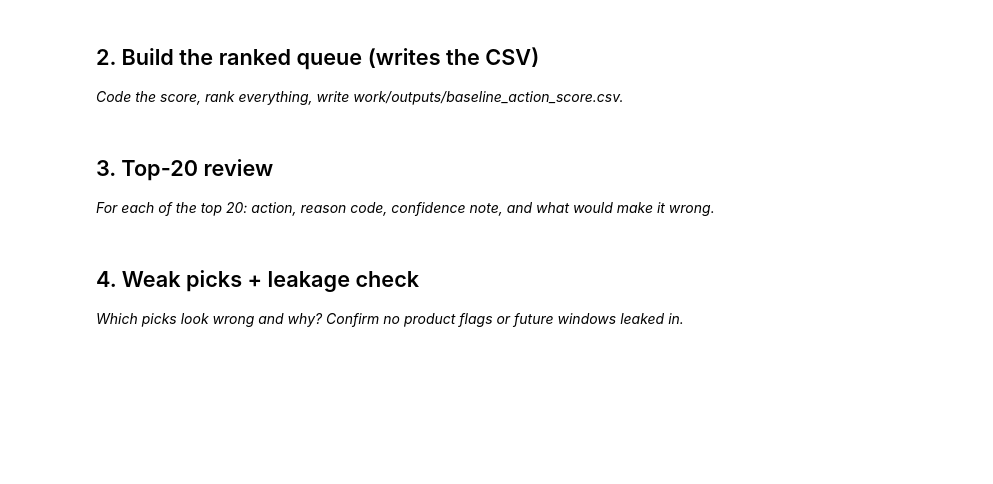
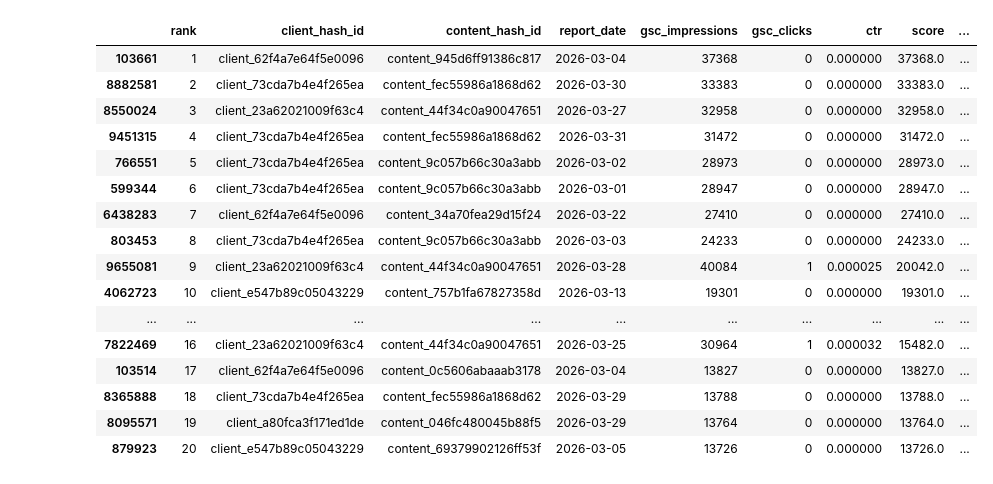
Before and after one commit to Tanzina-Aranya-Islam/flyrank-ml-internship, a Jupyter notebook: work/notebooks/w04_baseline_score.ipynb, the cells around one changed output. Cells and saved outputs as stored; diff of their text form; code cells hidden in the pictures; blank space fills up the shorter version.

```diff
--- a/work/notebooks/w04_baseline_score.ipynb
+++ b/work/notebooks/w04_baseline_score.ipynb
@@ -12,0 +33,9 @@ This skeleton is yours to fill. Work the sections **in order** — each one has
+# %%
+import pandas as pd
+
+df_march = pd.read_parquet(
+    "hf://datasets/FlyRank/internship-warehouse/fact_content_daily_performance/month=2026-03/data_0.parquet"
+)
+
+print("Rows:", len(df_march))
+print("Columns:", df_march.columns.tolist())
@@ -13,7 +283,38 @@ This skeleton is yours to fill. Work the sections **in order** — each one has
 # %%
 # This cell is for CODE (numbers, a query, a check).
 # Write your text answer in the cell ABOVE this one — typing sentences here breaks Run All.
+review_top20 = queue.nlargest(20, "score")[
+    [
+        "client_hash_id",
+        "content_hash_id",
+        "report_date",
+        "gsc_impressions",
+        "gsc_clicks",
+        "ctr",
+        "score",
+        "action",
+        "reason_code"
+    ]
+].copy()
+
+review_top20.insert(0, "rank", range(1, 21))
+
+display(review_top20)
+# %% [output]
+|  | rank | client_hash_id | content_hash_id | report_date | gsc_impressions | gsc_clicks | ctr | score | ... |
+| 103661 | 1 | client_62f4a7e64f5e0096 | content_945d6ff91386c817 | 2026-03-04 | 37368 | 0 | 0.000000 | 37368.0 | ... |
+| 8882581 | 2 | client_73cda7b4e4f265ea | content_fec55986a1868d62 | 2026-03-30 | 33383 | 0 | 0.000000 | 33383.0 | ... |
+| 8550024 | 3 | client_23a62021009f63c4 | content_44f34c0a90047651 | 2026-03-27 | 32958 | 0 | 0.000000 | 32958.0 | ... |
+| 9451315 | 4 | client_73cda7b4e4f265ea | content_fec55986a1868d62 | 2026-03-31 | 31472 | 0 | 0.000000 | 31472.0 | ... |
+| 766551 | 5 | client_73cda7b4e4f265ea | content_9c057b66c30a3abb | 2026-03-02 | 28973 | 0 | 0.000000 | 28973.0 | ... |
+| 599344 | 6 | client_73cda7b4e4f265ea | content_9c057b66c30a3abb | 2026-03-01 | 28947 | 0 | 0.000000 | 28947.0 | ... |
+| 6438283 | 7 | client_62f4a7e64f5e0096 | content_34a70fea29d15f24 | 2026-03-22 | 27410 | 0 | 0.000000 | 27410.0 | ... |
+| 803453 | 8 | client_73cda7b4e4f265ea | content_9c057b66c30a3abb | 2026-03-03 | 24233 | 0 | 0.000000 | 24233.0 | ... |
+| 9655081 | 9 | client_23a62021009f63c4 | content_44f34c0a90047651 | 2026-03-28 | 40084 | 1 | 0.000025 | 20042.0 | ... |
+| 4062723 | 10 | client_e547b89c05043229 | content_757b1fa67827358d | 2026-03-13 | 19301 | 0 | 0.000000 | 19301.0 | ... |
+| ... | ... | ... | ... | ... | ... | ... | ... | ... | ... |
+| 7822469 | 16 | client_23a62021009f63c4 | content_44f34c0a90047651 | 2026-03-25 | 30964 | 1 | 0.000032 | 15482.0 | ... |
+| 103514 | 17 | client_62f4a7e64f5e0096 | content_0c5606abaaab3178 | 2026-03-04 | 13827 | 0 | 0.000000 | 13827.0 | ... |
+| 8365888 | 18 | client_73cda7b4e4f265ea | content_fec55986a1868d62 | 2026-03-29 | 13788 | 0 | 0.000000 | 13788.0 | ... |
+| 8095571 | 19 | client_a80fca3f171ed1de | content_046fc480045b88f5 | 2026-03-29 | 13764 | 0 | 0.000000 | 13764.0 | ... |
+| 879923 | 20 | client_e547b89c05043229 | content_69379902126ff53f | 2026-03-05 | 13726 | 0 | 0.000000 | 13726.0 | ... |
-# %% [markdown]
-## 2. Build the ranked queue (writes the CSV)
-
-*Code the score, rank everything, write work/outputs/baseline_action_score.csv.*
@@ -23,4 +320,0 @@ This skeleton is yours to fill. Work the sections **in order** — each one has
-# %% [markdown]
-## 3. Top-20 review
-
-*For each of the top 20: action, reason code, confidence note, and what would make it wrong.*
@@ -30,4 +320,0 @@ This skeleton is yours to fill. Work the sections **in order** — each one has
-# %% [markdown]
-## 4. Weak picks + leakage check
-
-*Which picks look wrong and why? Confirm no product flags or future windows leaked in.*
```
Also changed, not shown: parts of 13 cells of this notebook.
